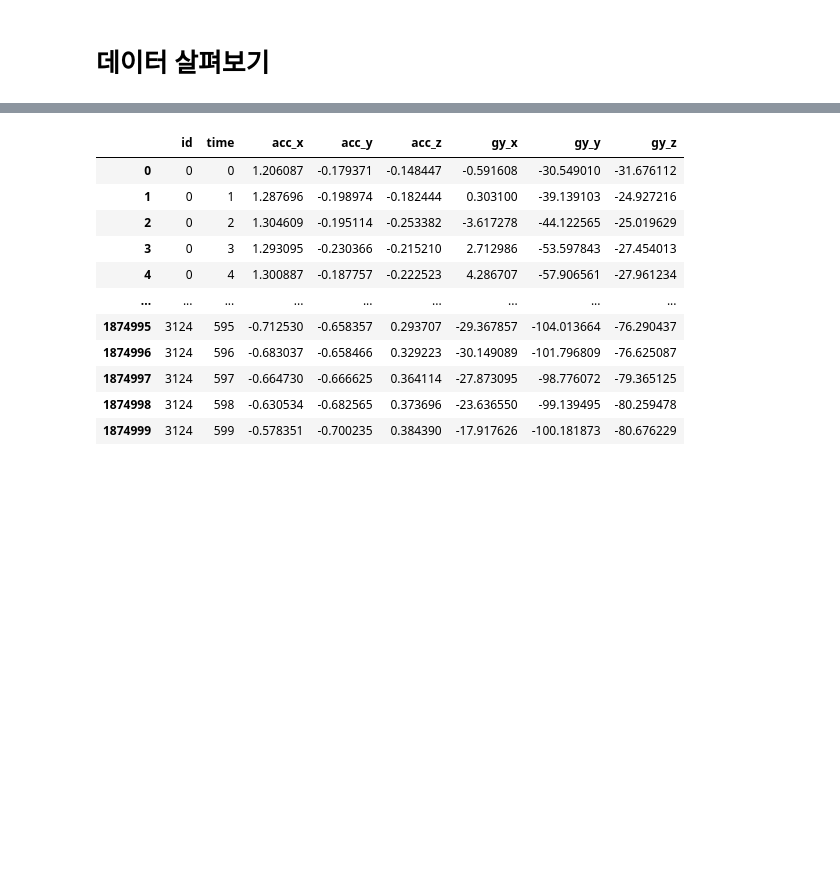
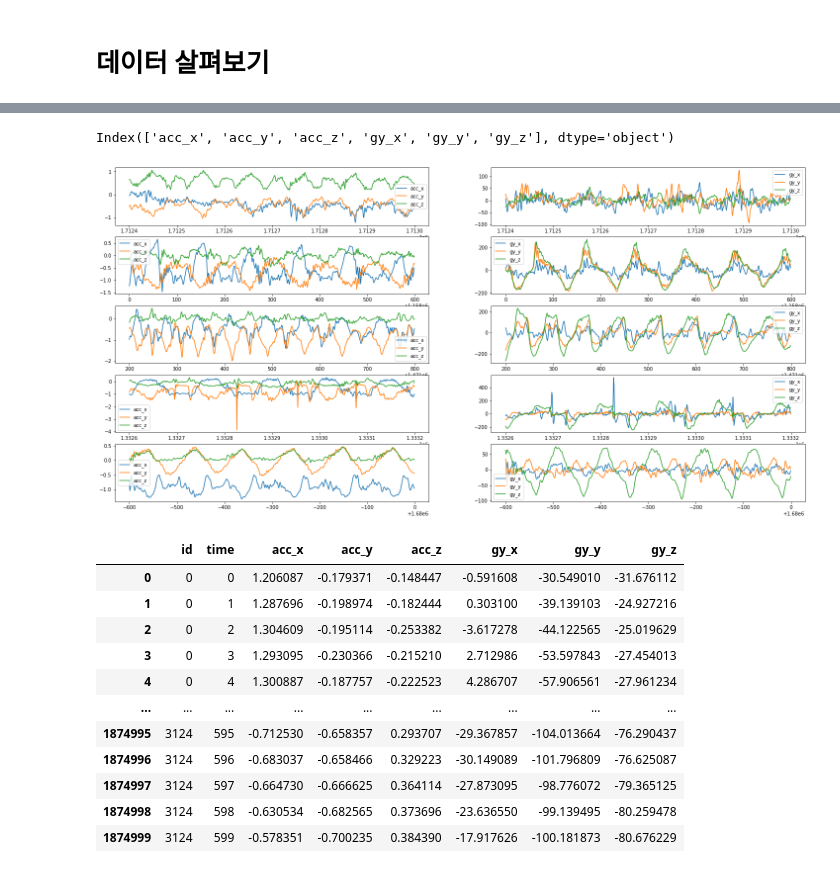
Before and after one commit to hana-dool/2021_Dacon_Classification, a Jupyter notebook: Baseline.ipynb, the cells around one changed output, grey strips where cells are left out. Drawn from its saved outputs; the diff is of its cells as text; code cells hidden in the pictures; blank space fills up the shorter version.

```diff
--- a/Baseline.ipynb
+++ b/Baseline.ipynb
@@ -23,3 +92,19 @@ submission=pd.read_csv('data/sample_submission.csv')
+# %%
+train.columns[2:]
+# %% [output]
+Index(['acc_x', 'acc_y', 'acc_z', 'gy_x', 'gy_y', 'gy_z'], dtype='object')
+# %%
+plt.figure(figsize= (25,15))
+for i in range(0,5) :
+    plt.subplot(6,2,2*i+1)
+    idx = random.choice(list(train_labels[train_labels['label_desc'] == 'Squat']['id']))
+    plt.plot(train[train['id']==idx].iloc[:,2:5])
+    plt.legend(train.columns[2:5])
+    plt.subplot(6,2,2*i+2)
+    plt.plot(train[train['id']==idx].iloc[:,5:])
+    plt.legend(train.columns[5:])
+# %% [output]
+[figure, added]
 # %%
 train
 # %% [output]
```
Also changed, not shown: parts of 22 cells of this notebook.
